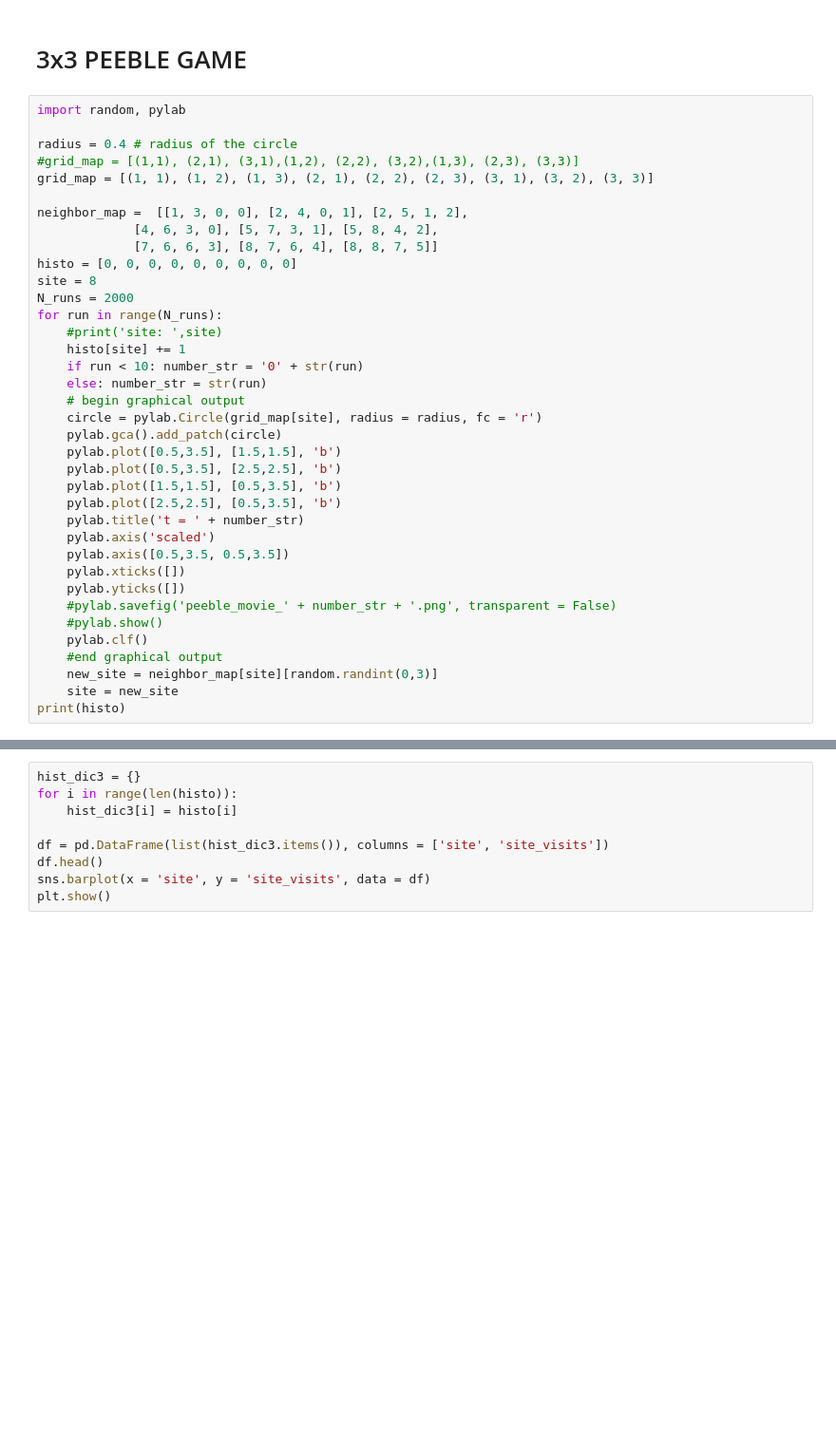
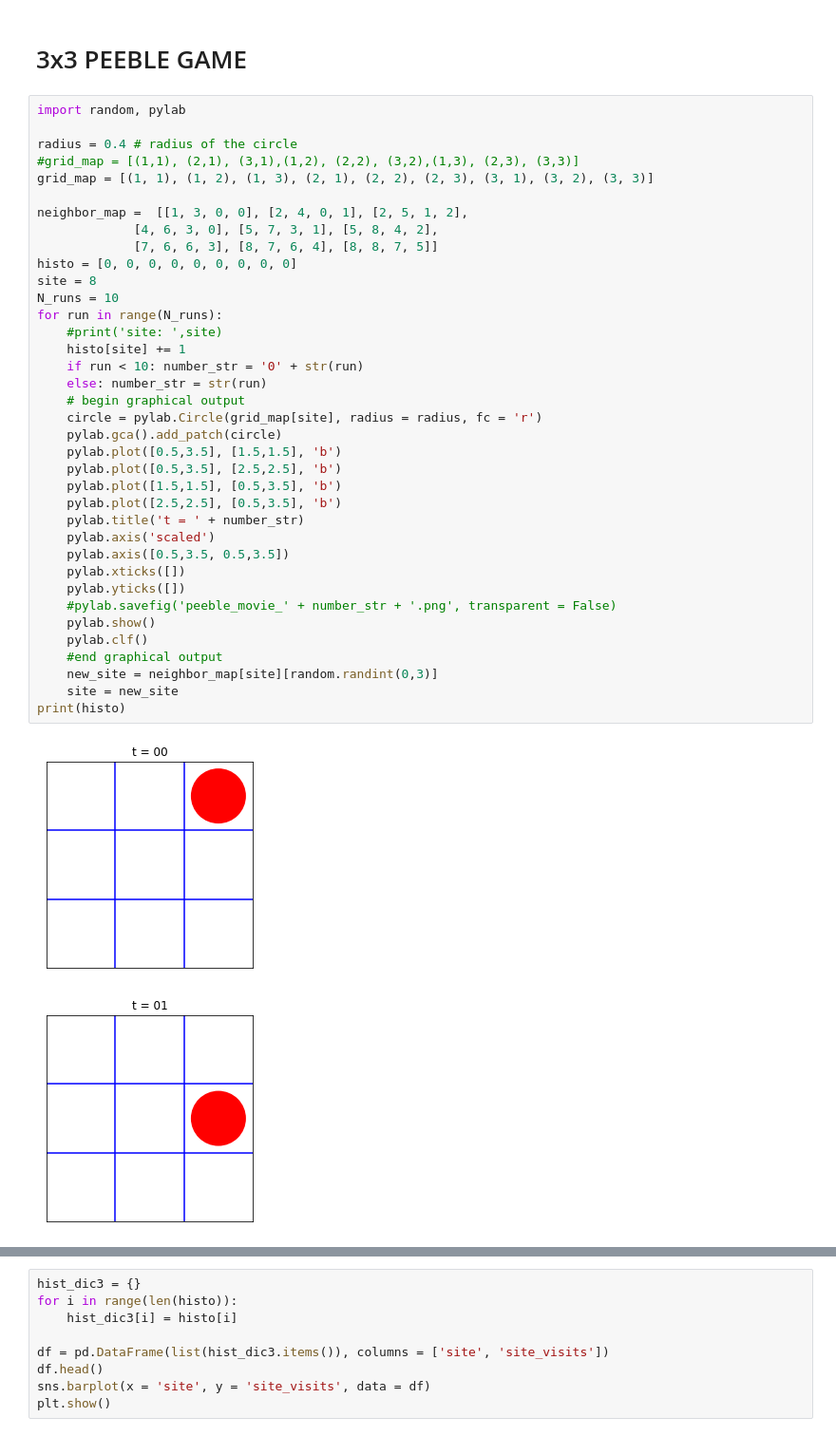
Before and after one commit to shokir85/StatMechanics_PiCalculation, a Jupyter notebook: Lecture_1_py.ipynb, the cells around one changed output, grey strips where cells are left out. Shown at 95% size. Drawn from its saved outputs; the diff is of its cells as text; blank space fills up the shorter version.

Commit message:
Update Lecture_1_py.ipynb
with images

```diff
--- a/Lecture_1_py.ipynb
+++ b/Lecture_1_py.ipynb
@@ -222,32 +222,34 @@ grid_map = [(1, 1), (1, 2), (1, 3), (2, 1), (2, 2), (2, 3), (3, 1), (3, 2), (3,
 
 neighbor_map =  [[1, 3, 0, 0], [2, 4, 0, 1], [2, 5, 1, 2],
              [4, 6, 3, 0], [5, 7, 3, 1], [5, 8, 4, 2],
              [7, 6, 6, 3], [8, 7, 6, 4], [8, 8, 7, 5]]
 histo = [0, 0, 0, 0, 0, 0, 0, 0, 0]
 site = 8
-N_runs = 2000
+N_runs = 10
 for run in range(N_runs):
     #print('site: ',site)
     histo[site] += 1
     if run < 10: number_str = '0' + str(run)
     else: number_str = str(run)
     # begin graphical output
     circle = pylab.Circle(grid_map[site], radius = radius, fc = 'r')
     pylab.gca().add_patch(circle)
     pylab.plot([0.5,3.5], [1.5,1.5], 'b')
     pylab.plot([0.5,3.5], [2.5,2.5], 'b')
     pylab.plot([1.5,1.5], [0.5,3.5], 'b')
     pylab.plot([2.5,2.5], [0.5,3.5], 'b')
     pylab.title('t = ' + number_str)
     pylab.axis('scaled')
     pylab.axis([0.5,3.5, 0.5,3.5])
     pylab.xticks([])
     pylab.yticks([])
     #pylab.savefig('peeble_movie_' + number_str + '.png', transparent = False)
-    #pylab.show()
+    pylab.show()
     pylab.clf()
     #end graphical output
     new_site = neighbor_map[site][random.randint(0,3)]
     site = new_site
 print(histo)
 # %% [output]
+[figure, added]
+[figure, added]
```
Also changed, not shown: parts of 2 cells of this notebook.
